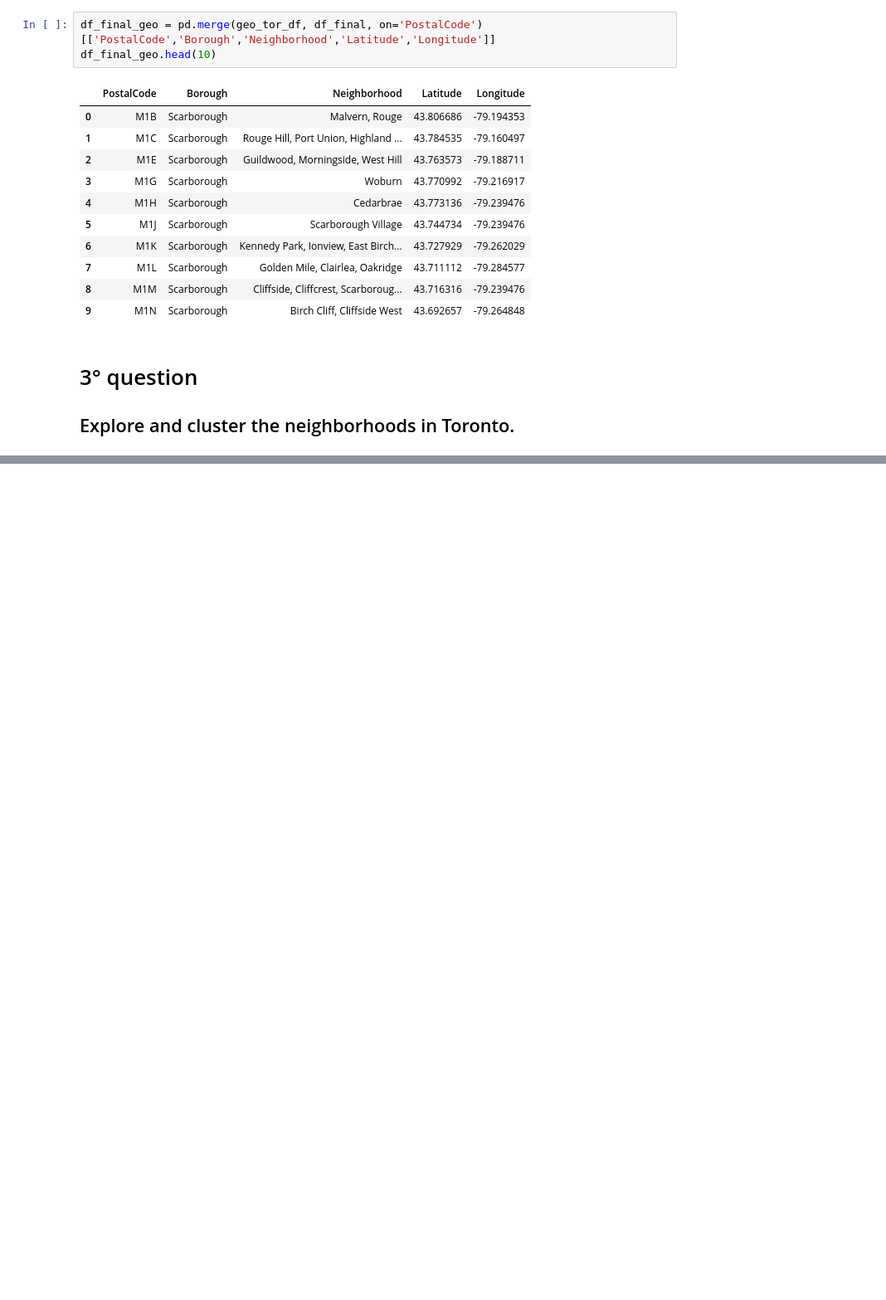
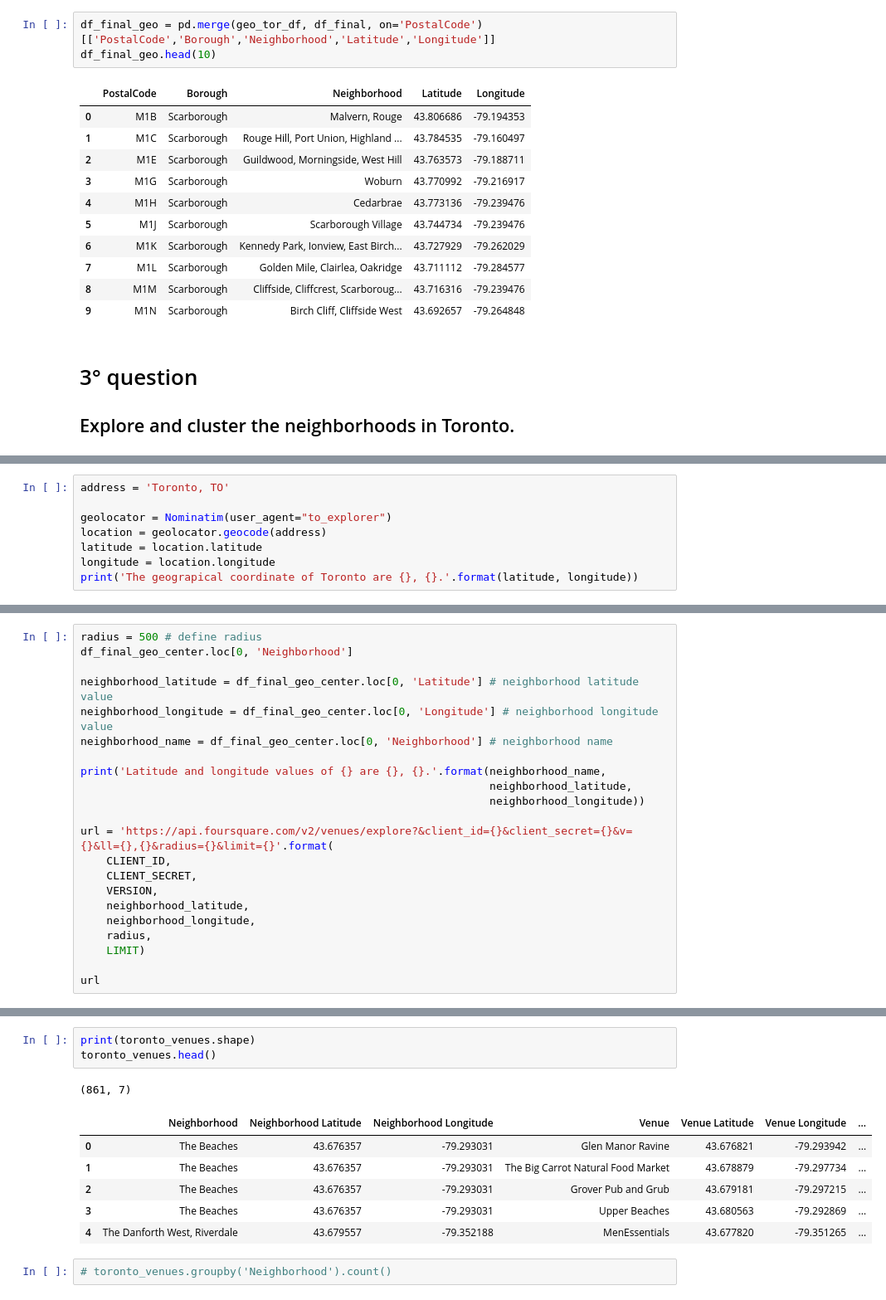
Before and after one commit to lazzarusd/Coursera_Capstone, a Jupyter notebook: Segmenting_Clustering_Neighborhoods_Toronto.ipynb, the cells around one changed output, grey strips where cells are left out. Shown: that part at 83% size. Drawn from its saved outputs; the diff is of its cells as text; blank space fills up the shorter version.

```diff
--- a/Segmenting_Clustering_Neighborhoods_Toronto.ipynb
+++ b/Segmenting_Clustering_Neighborhoods_Toronto.ipynb
@@ -181,0 +213,8 @@ df_final_geo.head(10)
+# %%
+address = 'Toronto, TO'
+
+geolocator = Nominatim(user_agent="to_explorer")
+location = geolocator.geocode(address)
+latitude = location.latitude
+longitude = location.longitude
+print('The geograpical coordinate of Toronto are {}, {}.'.format(latitude, longitude))
@@ -181,0 +252,22 @@ df_final_geo.head(10)
+# %%
+radius = 500 # define radius
+df_final_geo_center.loc[0, 'Neighborhood']
+
+neighborhood_latitude = df_final_geo_center.loc[0, 'Latitude'] # neighborhood latitude value
+neighborhood_longitude = df_final_geo_center.loc[0, 'Longitude'] # neighborhood longitude value
+neighborhood_name = df_final_geo_center.loc[0, 'Neighborhood'] # neighborhood name
+
+print('Latitude and longitude values of {} are {}, {}.'.format(neighborhood_name,
+                                                               neighborhood_latitude,
+                                                               neighborhood_longitude))
+
+url = 'https://api.foursquare.com/v2/venues/explore?&client_id={}&client_secret={}&v={}&ll={},{}&radius={}&limit={}'.format(
+    CLIENT_ID,
+    CLIENT_SECRET,
+    VERSION,
+    neighborhood_latitude,
+    neighborhood_longitude,
+    radius,
+    LIMIT)
+
+url
@@ -181,0 +378,13 @@ df_final_geo.head(10)
+# %%
+print(toronto_venues.shape)
+toronto_venues.head()
+# %% [output]
+(861, 7)
+|  | Neighborhood | Neighborhood Latitude | Neighborhood Longitude | Venue | Venue Latitude | Venue Longitude | ... |
+| 0 | The Beaches | 43.676357 | -79.293031 | Glen Manor Ravine | 43.676821 | -79.293942 | ... |
+| 1 | The Beaches | 43.676357 | -79.293031 | The Big Carrot Natural Food Market | 43.678879 | -79.297734 | ... |
+| 2 | The Beaches | 43.676357 | -79.293031 | Grover Pub and Grub | 43.679181 | -79.297215 | ... |
+| 3 | The Beaches | 43.676357 | -79.293031 | Upper Beaches | 43.680563 | -79.292869 | ... |
+| 4 | The Danforth West, Riverdale | 43.679557 | -79.352188 | MenEssentials | 43.677820 | -79.351265 | ... |
+# %%
+# toronto_venues.groupby('Neighborhood').count()
```
Also changed, not shown: parts of 29 cells of this notebook.
